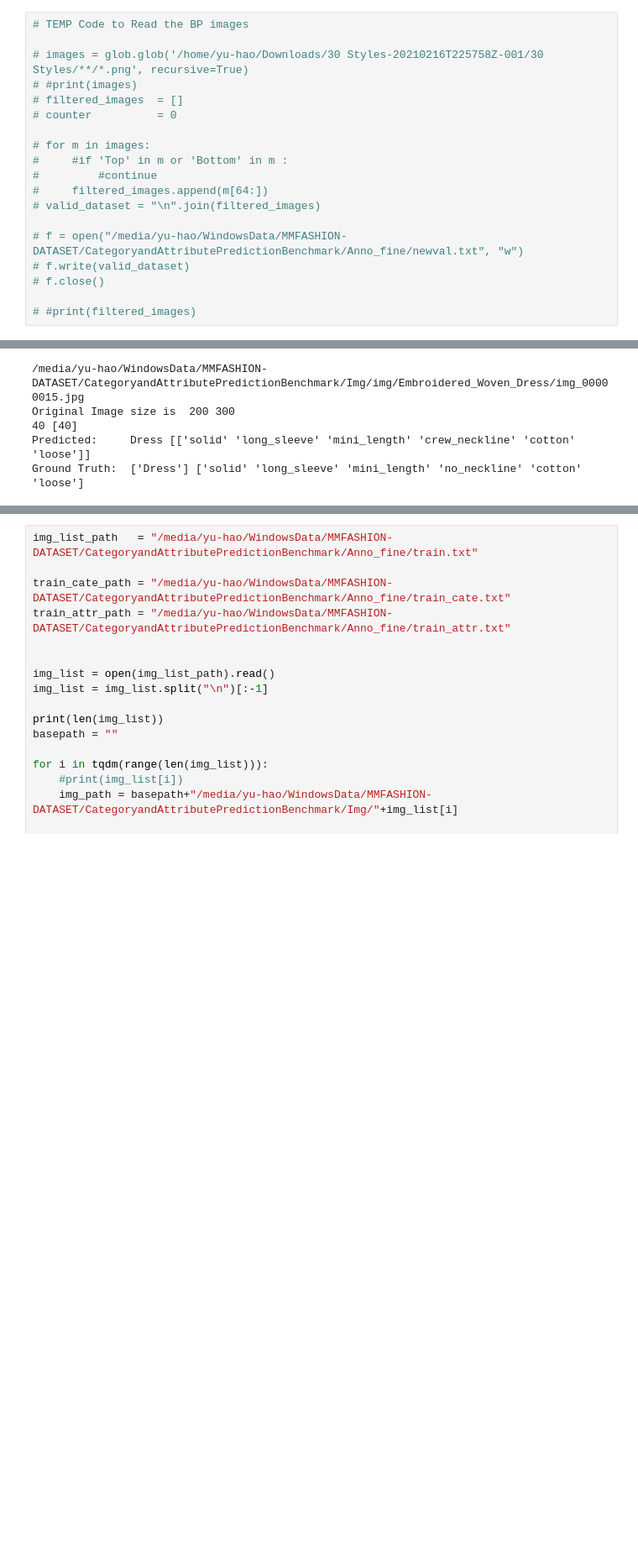
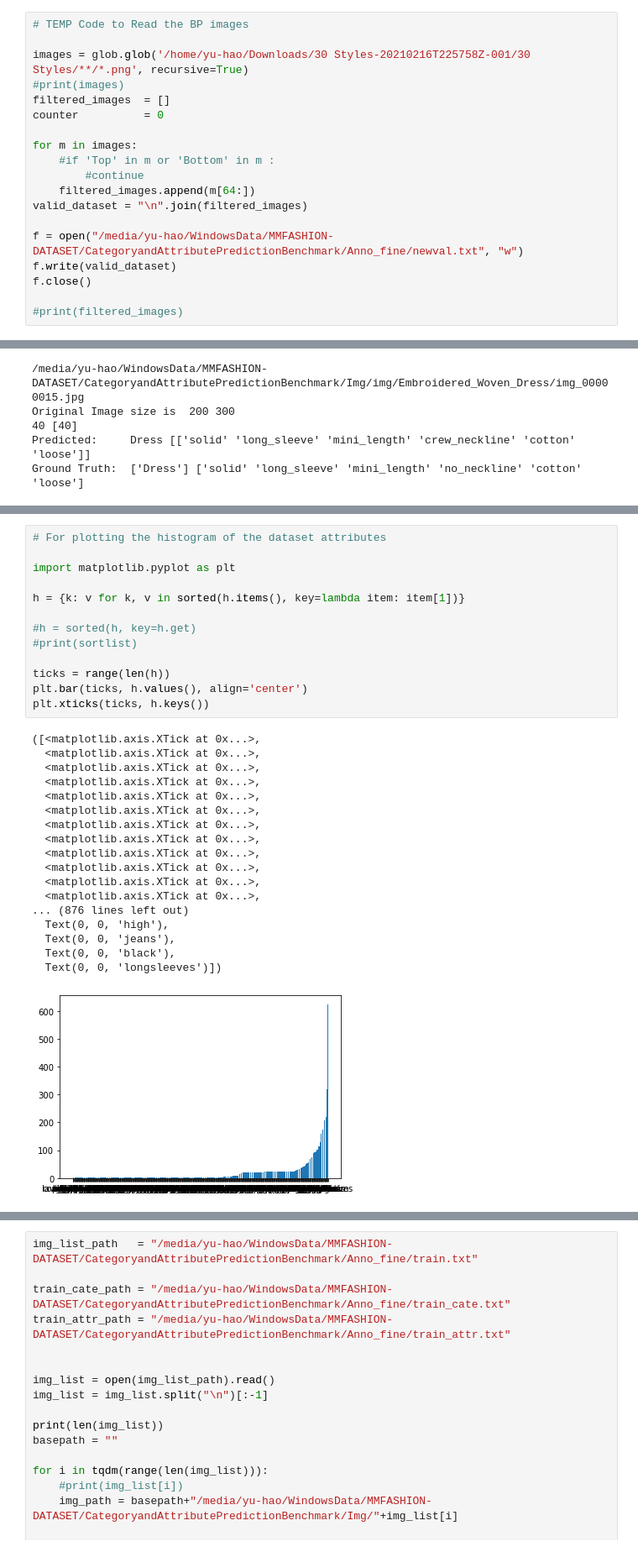
Before and after one commit to PranjalSahu/SEMISUNET, a Jupyter notebook: transfer_learning-fashion.ipynb, the cells around one changed output, grey strips where cells are left out. Shown at 84% size. Saved outputs shown, nothing was run; the diff lists cells and outputs as text; blank space fills up the shorter version.

```diff
--- a/transfer_learning-fashion.ipynb
+++ b/transfer_learning-fashion.ipynb
@@ -128,22 +128,22 @@ class MyAttrCateModel50(nn.Module):
 # %%
 # TEMP Code to Read the BP images
 
-# images = glob.glob('/home/yu-hao/Downloads/30 Styles-20210216T225758Z-001/30 Styles/**/*.png', recursive=True)
-# #print(images)
-# filtered_images  = []
-# counter          = 0
+images = glob.glob('/home/yu-hao/Downloads/30 Styles-20210216T225758Z-001/30 Styles/**/*.png', recursive=True)
+#print(images)
+filtered_images  = []
+counter          = 0
 
-# for m in images:
-#     #if 'Top' in m or 'Bottom' in m :
-#         #continue
-#     filtered_images.append(m[64:])
-# valid_dataset = "\n".join(filtered_images)
+for m in images:
+    #if 'Top' in m or 'Bottom' in m :
+        #continue
+    filtered_images.append(m[64:])
+valid_dataset = "\n".join(filtered_images)
 
-# f = open("/media/yu-hao/WindowsData/MMFASHION-DATASET/CategoryandAttributePredictionBenchmark/Anno_fine/newval.txt", "w")
-# f.write(valid_dataset)
-# f.close()
+f = open("/media/yu-hao/WindowsData/MMFASHION-DATASET/CategoryandAttributePredictionBenchmark/Anno_fine/newval.txt", "w")
+f.write(valid_dataset)
+f.close()
 
-# #print(filtered_images)
+#print(filtered_images)
 # %%
 # [STAR] Data Loaders for Fashion Dataset
 
@@ -604,0 +1161,32 @@ print(len(d3))
+# %%
+# For plotting the histogram of the dataset attributes
+
+import matplotlib.pyplot as plt
+
+h = {k: v for k, v in sorted(h.items(), key=lambda item: item[1])}
+
+#h = sorted(h, key=h.get)
+#print(sortlist)
+
+ticks = range(len(h))
+plt.bar(ticks, h.values(), align='center')
+plt.xticks(ticks, h.keys())
+# %% [output]
+([<matplotlib.axis.XTick at 0x...>,
+  <matplotlib.axis.XTick at 0x...>,
+  <matplotlib.axis.XTick at 0x...>,
+  <matplotlib.axis.XTick at 0x...>,
+  <matplotlib.axis.XTick at 0x...>,
+  <matplotlib.axis.XTick at 0x...>,
+  <matplotlib.axis.XTick at 0x...>,
+  <matplotlib.axis.XTick at 0x...>,
+  <matplotlib.axis.XTick at 0x...>,
+  <matplotlib.axis.XTick at 0x...>,
+  <matplotlib.axis.XTick at 0x...>,
+  <matplotlib.axis.XTick at 0x...>,
+... (876 lines left out)
+  Text(0, 0, 'high'),
+  Text(0, 0, 'jeans'),
+  Text(0, 0, 'black'),
+  Text(0, 0, 'longsleeves')])
+[figure, added]
```
Also changed, not shown: parts of 18 cells of this notebook.
